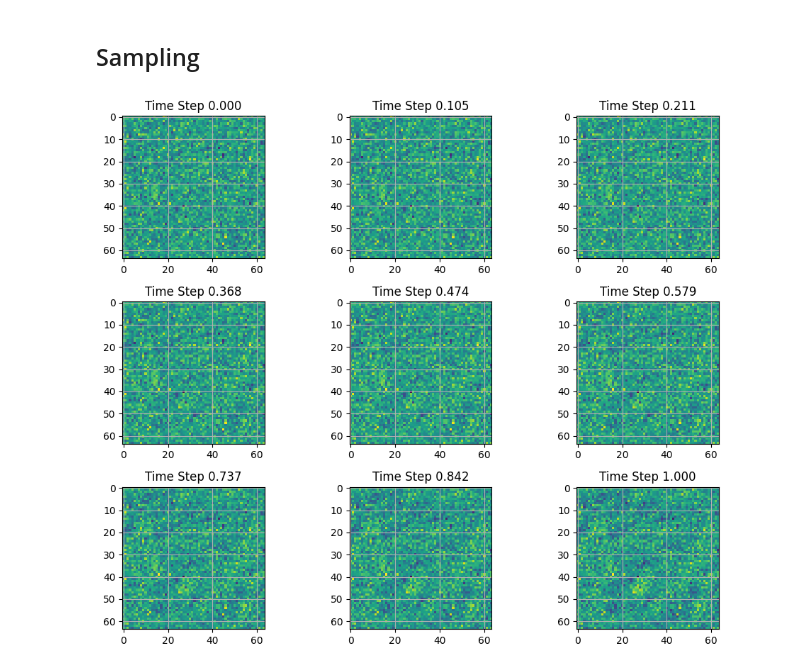
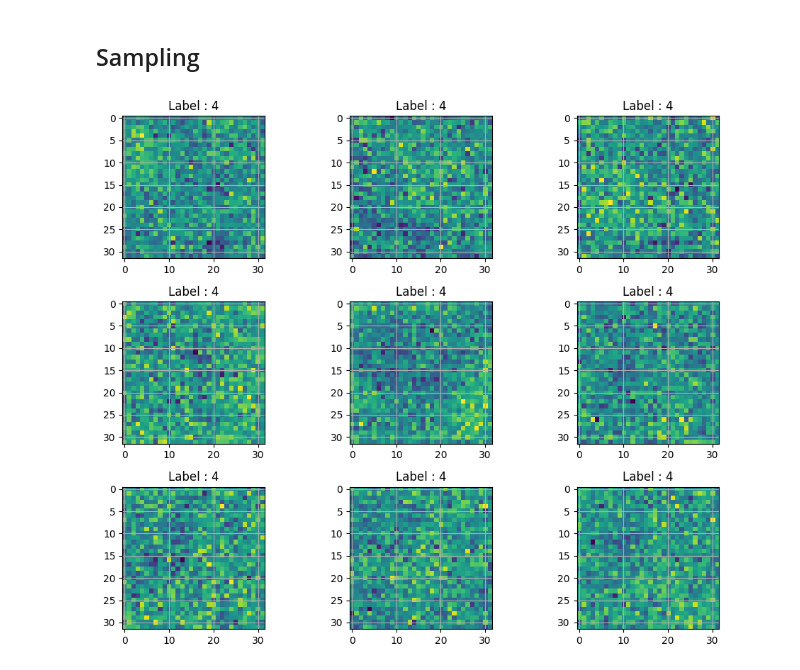
Before and after one commit to arafatshovon/flow-matching-and-llm, a Jupyter notebook: notebooks/Flow_Matching.ipynb, the cells around one changed output. Drawn from its saved outputs; the diff is of its cells as text; code cells hidden in the pictures.

```diff
--- a/notebooks/Flow_Matching.ipynb
+++ b/notebooks/Flow_Matching.ipynb
@@ -506,7 +524,7 @@ class GuidedFlowMatchingLightning(pl.LightningModule):
         image, noise, x_t, t, label = batch
         mask = (torch.rand(label.shape[0]) < self.eta)
         label[mask] = 10
-        label = label.unsqueeze(dim=-1).type(torch.float32)
+        # label = label.unsqueeze(dim=-1).type(torch.float32)
 
         out = self(x_t, t, label)
         loss = self.criterion(out, image - noise)
@@ -557,9 +575,9 @@ class PrintCallback(Callback):
     def on_train_end(self, trainer, pl_module):
         print("Training is done.")
 # %%
-model = GuidedFlowMatchingLightning(1, 128, 1e-3)
+model = GuidedFlowMatchingLightning(1, 40, 1e-3)
 # %%
-height, width = 64, 64
+height, width = 32, 32
 file_path = '../data/Images(500x500)-001.npy'
 label_path = '../data/WriterInfo.npy'
 train_dataset = MNISTData(file_path, label_path, height, width)
@@ -610,30 +634,29 @@ Training is done.
 # %% [markdown]
 ## Sampling
 # %%
-# model = GuidedFlowMatchingLightning.load_from_checkpoint("../data/unguided_model_epoch=929.ckpt")
+# model = GuidedFlowMatchingLightning.load_from_checkpoint("../data/unguided_model_epoch=952.ckpt")
 flow_model = model.get_model()
+flow_model.set_guidance_scale(3.0)
 # %%
-num_steps = 20
-height, width = 64, 64
+num_steps = 30
+height, width = 32, 32
+Row, Col = 3, 3
 
-y = 1.0
-x_0 = torch.randn(1, 1, height, width)
-label = torch.tensor([[y]])
+y = 4
+x_0 = torch.randn(Row*Col, 1, height, width)
+label = torch.ones(Row*Col, dtype=torch.long) * y
 x_1 = flow_model.sample(x_0, label, num_steps)
 
-Row, Col = 3, 3
 fig, axes = plt.subplots(Row, Col, figsize=(10, 8))
-indexes = torch.linspace(0, num_steps-1, Row*Col, dtype=torch.int32)
 
-for i in range(len(indexes)):
-    row = i // Col  # Fixed: divide by number of columns
+for i in range(Row*Col):
+    row = i // Col
     col = i % Col
-    index = indexes[i].item()  # Fixed: convert tensor to Python int
-    axes[row, col].imshow(flow_model.prob_paths[index])
+    axes[row, col].imshow(x_1[i].permute(1,2,0).detach().cpu().numpy())
+    axes[row, col].set_title(f"Label : {str(y)}")
     axes[row, col].grid(True)
-    axes[row, col].set_title(f"Time Step {flow_model.time[index]:.3f}")  # Fixed: format float
 
 plt.tight_layout()
 plt.show()
 # %% [output]
-[figure, old version]
+[figure, new version]
```
Also changed, not shown: parts of 13 cells of this notebook.
